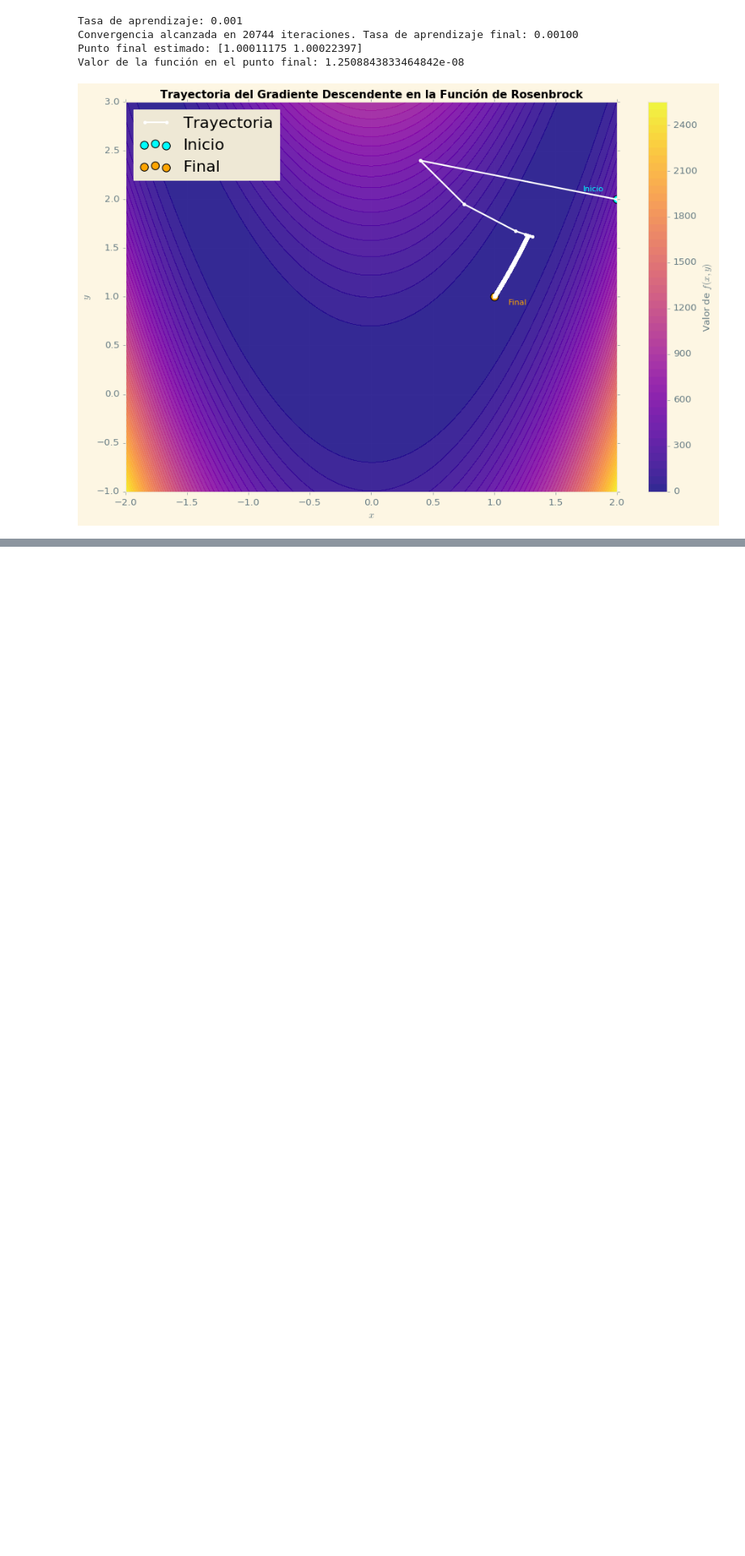
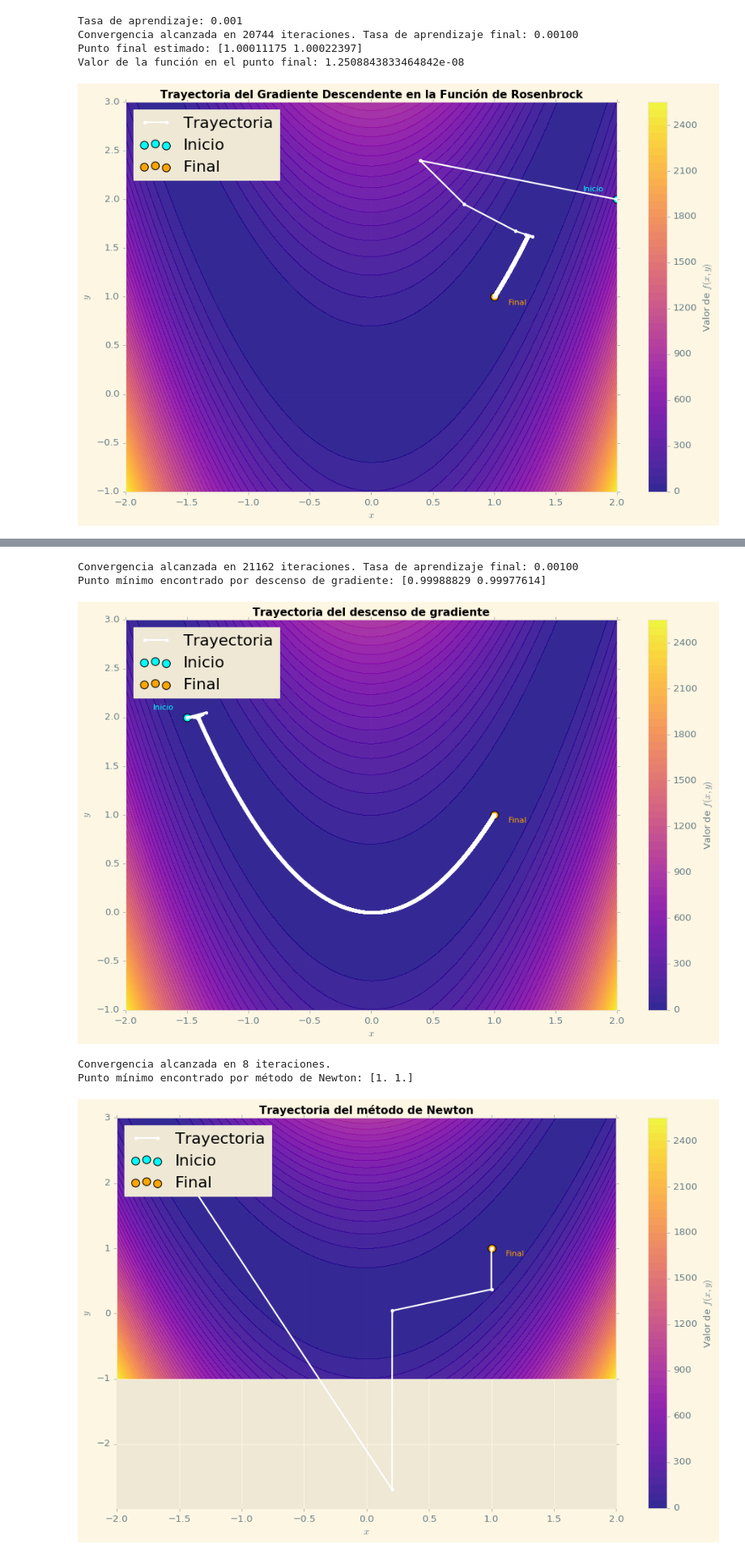
Before and after one commit to belubeluga/GRADIENT-DESCENT_LINEAR-REGRESSION_TP-04-MNyO, a Jupyter notebook: punto1.ipynb, the cells around one changed output, grey strips where cells are left out. Shown at 81% size. Cells and saved outputs as stored; diff of their text form; code cells hidden in the pictures; blank space fills up the shorter version.

```diff
--- a/punto1.ipynb
+++ b/punto1.ipynb
@@ -71,7 +71,7 @@ def gradient_descent(f, grad_f, start, learning_rate, tol=1e-4, max_iter=50000,
     print("No se alcanzó la convergencia en el número máximo de iteraciones.")
     return x, np.array(trajectory)
 # %%
-def plot_trajectory(trajectory, a=1, b=100):
+def plot_trajectory(trajectory, a=1, b=100,title="Trayectoria"):
 
     plt.style.use('Solarize_Light2') #style :)
 
@@ -96,7 +96,7 @@ def plot_trajectory(trajectory, a=1, b=100):
     plt.scatter(trajectory[-1, 0], trajectory[-1, 1], color='orange', edgecolor='black', s=100, label="Final")
     plt.annotate("Final", (trajectory[-1, 0], trajectory[-1, 1]), textcoords="offset points", xytext=(30, -10), fontsize=10, color="orange", ha="center")
 
-    plt.title("Trayectoria del Gradiente Descendente en la Función de Rosenbrock", fontsize=14, fontweight='bold')
+    plt.title(title, fontsize=14, fontweight='bold')
     plt.xlabel("$x$", fontsize=12)
     plt.ylabel("$y$", fontsize=12)
 
@@ -171,7 +171,7 @@ for s_p in start_point:
     final_point, trajectory = gradient_descent(rosenbrock, grad_rosenbrock, s_p, learning_rate=0.001)
     print(f"Punto final estimado: {final_point}")
     print(f"Valor de la función en el punto final: {rosenbrock(final_point[0], final_point[1])}")
-    plot_trajectory(trajectory)
+    plot_trajectory(trajectory, title="Trayectoria del Gradiente Descendente en la Función de Rosenbrock")
 # %% [output]
 Tasa de aprendizaje: 0.001
 Convergencia alcanzada en 20549 iteraciones. Tasa de aprendizaje final: 0.00100
@@ -205,0 +208,54 @@ Valor de la función en el punto final: 1.2508843833464842e-08
+# %%
+def hessian_rosenbrock(x, y, a=1, b=100):
+    d2f_dx2 = 2 - 4 * b * y + 12 * b * x**2
+    d2f_dy2 = 2 * b
+    d2f_dxdy = -4 * b * x
+    return np.array([[d2f_dx2, d2f_dxdy], [d2f_dxdy, d2f_dy2]])
+
+def newton_method(f, grad_f, hessian_f, start, tol=1e-8, max_iter=100):
+    x = np.array(start, dtype=float)
+    trajectory = [x.copy()]
+
+    for i in range(max_iter):
+        grad = grad_f(x[0], x[1])
+        hessian = hessian_f(x[0], x[1])
+
+        x -= np.linalg.inv(hessian) @ grad
+        trajectory.append(x.copy())
+
+        if np.linalg.norm(grad) < tol:
+            print(f"Convergencia alcanzada en {i + 1} iteraciones.")
+            break
+    else:
+        print("No se alcanzó la convergencia en el número máximo de iteraciones.")
+
+    return x, np.array(trajectory)
+
+start = [-1.5, 2.0]
+learning_rate = 0.001
+
+min_point_gd, trajectory_gd = gradient_descent(rosenbrock, grad_rosenbrock, start, learning_rate)
+print(f"Punto mínimo encontrado por descenso de gradiente: {min_point_gd}")
+plot_trajectory(trajectory_gd, title="Trayectoria del descenso de gradiente")
+
+
+min_point_newton, trajectory_newton = newton_method(rosenbrock, grad_rosenbrock, hessian_rosenbrock, start)
+print(f"Punto mínimo encontrado por método de Newton: {min_point_newton}")
+plot_trajectory(trajectory_newton, title="Trayectoria del método de Newton")
+
+
+plt.figure(figsize=(12, 8))
+plt.plot(trajectory_gd[:, 0], trajectory_gd[:, 1], 'r.-', label="Descenso de gradiente")
+plt.plot(trajectory_newton[:, 0], trajectory_newton[:, 1], 'b.-', label="Método de Newton")
+plt.xlabel("$x$")
+plt.ylabel("$y$")
+plt.title("Comparación de trayectorias")
+plt.legend()
+plt.show()
+# %% [output]
+Convergencia alcanzada en 21162 iteraciones. Tasa de aprendizaje final: 0.00100
+Punto mínimo encontrado por descenso de gradiente: [0.99988829 0.99977614]
+[figure, added]
+Convergencia alcanzada en 8 iteraciones.
+Punto mínimo encontrado por método de Newton: [1. 1.]
+[figure, added]
```
Also changed, not shown: parts of 2 cells of this notebook, 1 other file.
